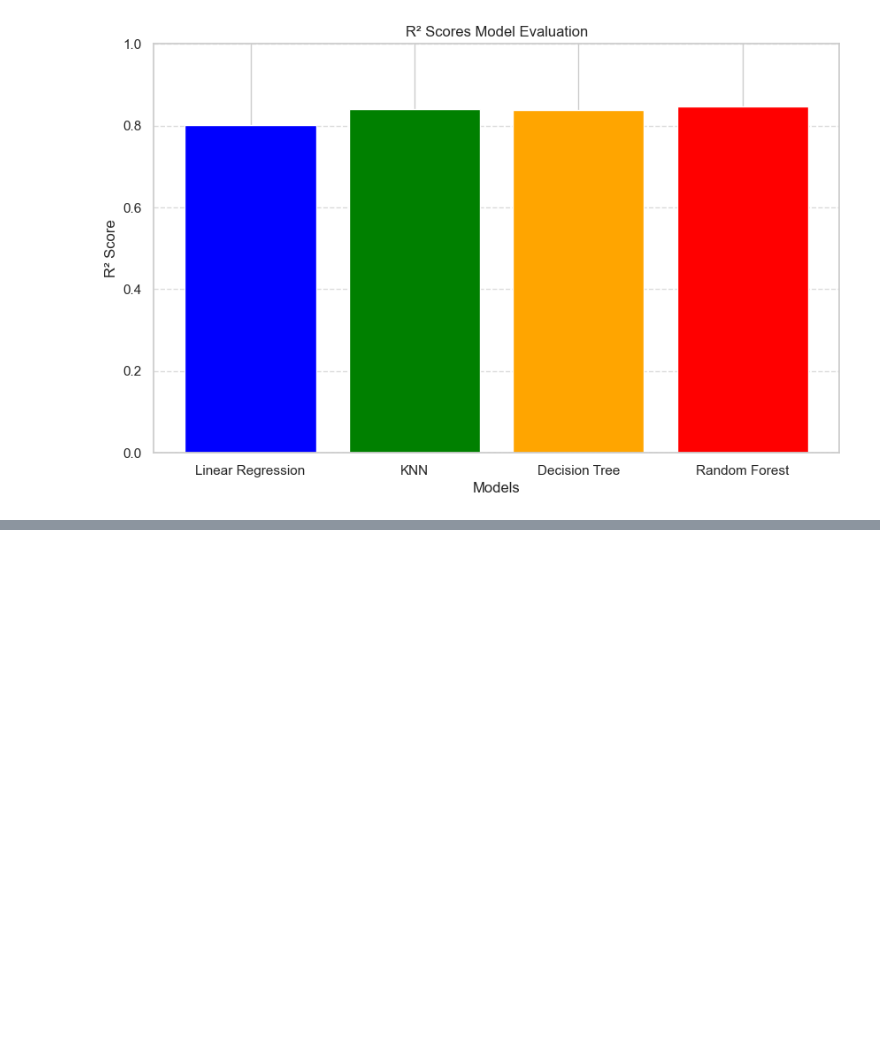
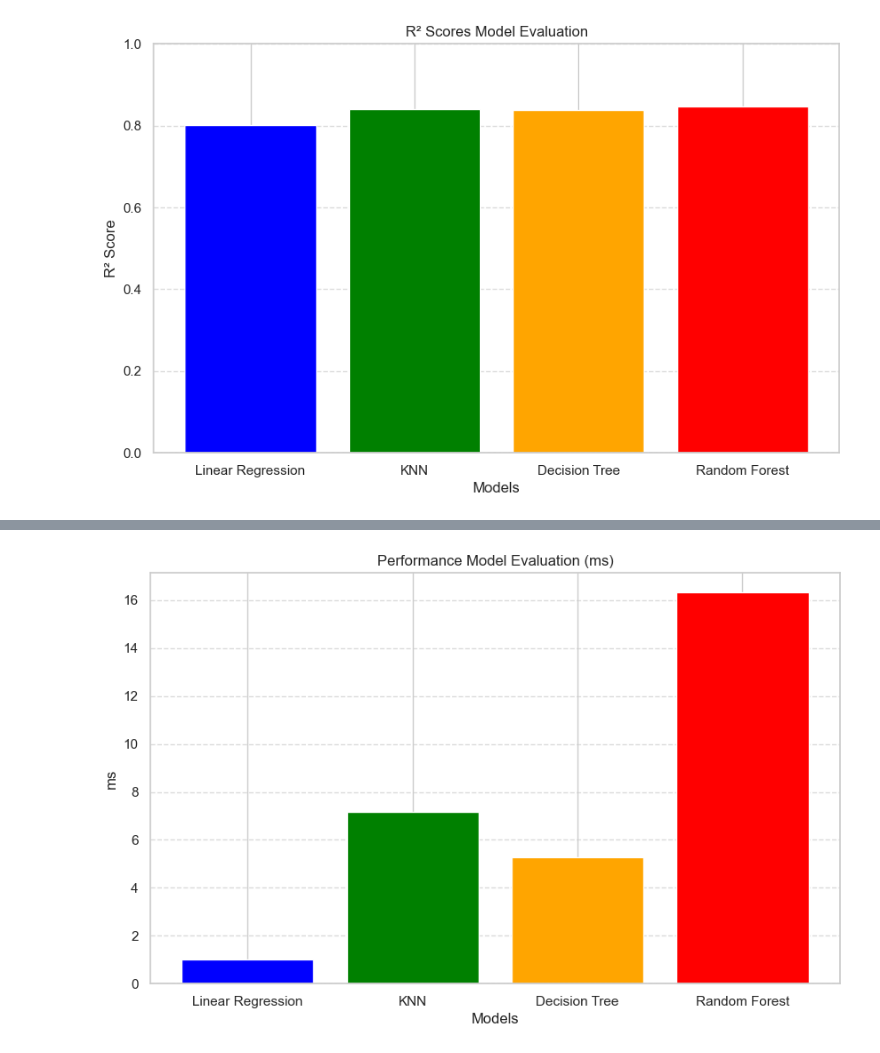
Before and after one commit to lucasrarruda/AI4DEV, a Jupyter notebook: Phase1/ML_Challenge/InsuranceValuePrediction.ipynb, the cells around one changed output, grey strips where cells are left out. Cells and saved outputs as stored; diff of their text form; code cells hidden in the pictures; blank space fills up the shorter version.

```diff
--- a/Phase1/ML_Challenge/InsuranceValuePrediction.ipynb
+++ b/Phase1/ML_Challenge/InsuranceValuePrediction.ipynb
@@ -185,12 +185,18 @@ x_test_scaler = scaler.transform(x_test)
 # %% [markdown]
 ### Linear Regression
 # %%
+import time
 from sklearn.linear_model import LinearRegression
 from sklearn.model_selection import cross_val_score
-import numpy as np
 
 linear_regression = LinearRegression()
 linear_r2_scores = cross_val_score(linear_regression, x_train_scaler, y_train, cv=5, scoring='r2')
 linear_regression_score = linear_r2_scores.max()
 print(f"Linear Regression R² Score: {linear_regression_score}")
+
+start_time = time.time()
+linear_regression.fit(x_train_scaler, y_train)
+linear_regression_prediction = linear_regression.predict(x_test_scaler)
+linear_predict_time = (time.time() - start_time) * 1000
+print(f"Prediction Time - Linear Regression: {linear_predict_time:.2f} ms")
 # %% [output]
@@ -269,0 +331,14 @@ plt.show()
+# %%
+models = ['Linear Regression', 'KNN', 'Decision Tree', 'Random Forest']
+r2_scores = [linear_predict_time, knn_predict_time, decision_tree_predict_time, random_forest_predict_time]
+
+plt.figure(figsize=(10, 6))
+plt.bar(models, r2_scores, color=['blue', 'green', 'orange', 'red'])
+plt.title('Performance Model Evaluation (ms)')
+plt.xlabel('Models')
+plt.ylabel('ms')
+plt.axhline(y=0, color='black', linewidth=0.8, linestyle='--')
+plt.grid(axis='y', linestyle='--', alpha=0.7)
+plt.show()
+# %% [output]
+[figure, added]
```
Also changed, not shown: parts of 6 cells of this notebook.
